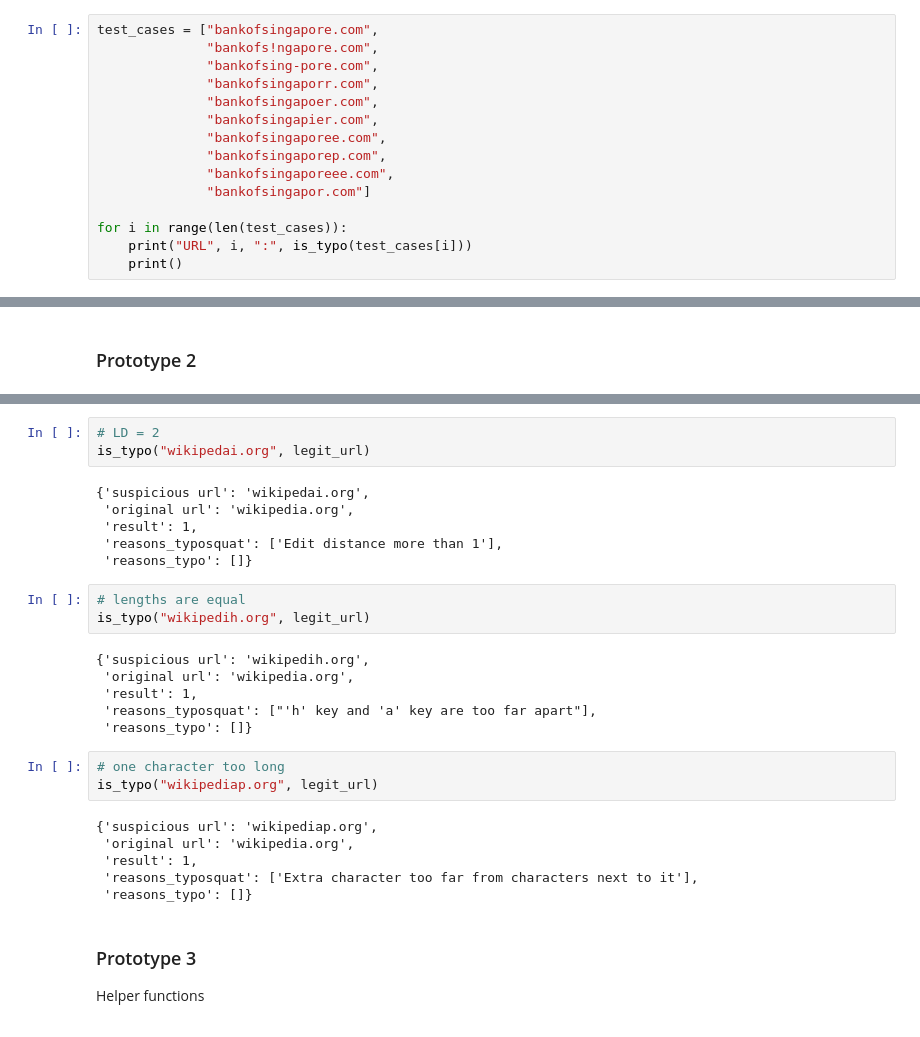
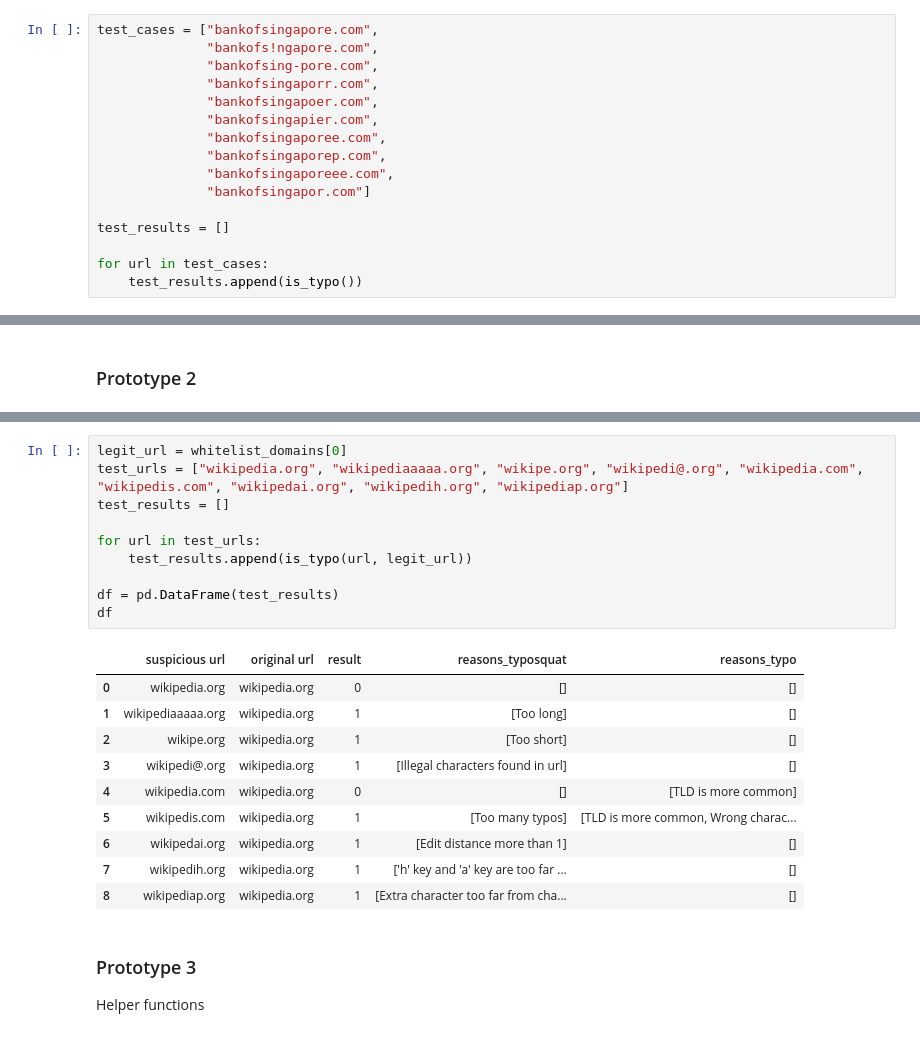
Before and after one commit to georginacyc/Internship, a Jupyter notebook: Typosquatting/TypoSquatting.ipynb, the cells around one changed output, grey strips where cells are left out. Saved outputs shown, nothing was run; the diff lists cells and outputs as text.

Commit message:
refined edit check logic

```diff
--- a/Typosquatting/TypoSquatting.ipynb
+++ b/Typosquatting/TypoSquatting.ipynb
@@ -390,9 +408,10 @@ test_cases = ["bankofsingapore.com",
               "bankofsingaporeee.com",
               "bankofsingapor.com"]
 
-for i in range(len(test_cases)):
-    print("URL", i, ":", is_typo(test_cases[i]))
-    print()
+test_results = []
+
+for url in test_cases:
+    test_results.append(is_typo())
 # %% [output]
 URL 0 : {'suspicious url': 'bankofsingapore.com', 'original url': 'wikipedia.org', 'result': 1, 'reasons_typosquat': ['Edit distance more than 1', 'Too long'], 'reasons_typo': ['TLD is more common']}
 
@@ -576,30 +538,24 @@ is_typo("wikipedis.com", legit_url)
-# %%
-# LD = 2
-is_typo("wikipedai.org", legit_url)
-# %% [output]
-{'suspicious url': 'wikipedai.org',
- 'original url': 'wikipedia.org',
- 'result': 1,
- 'reasons_typosquat': ['Edit distance more than 1'],
- 'reasons_typo': []}
-# %%
-# lengths are equal
-is_typo("wikipedih.org", legit_url)
-# %% [output]
-{'suspicious url': 'wikipedih.org',
- 'original url': 'wikipedia.org',
- 'result': 1,
- 'reasons_typosquat': ["'h' key and 'a' key are too far apart"],
- 'reasons_typo': []}
-# %%
-# one character too long
-is_typo("wikipediap.org", legit_url)
-# %% [output]
-{'suspicious url': 'wikipediap.org',
- 'original url': 'wikipedia.org',
- 'result': 1,
- 'reasons_typosquat': ['Extra character too far from characters next to it'],
- 'reasons_typo': []}
+# %%
+legit_url = whitelist_domains[0]
+test_urls = ["wikipedia.org", "wikipediaaaaa.org", "wikipe.org", "wikipedi@.org", "wikipedia.com", "wikipedis.com", "wikipedai.org", "wikipedih.org", "wikipediap.org"]
+test_results = []
+
+for url in test_urls:
+    test_results.append(is_typo(url, legit_url))
+
+df = pd.DataFrame(test_results)
+df
+# %% [output]
+|  | suspicious url | original url | result | reasons_typosquat | reasons_typo |
+| 0 | wikipedia.org | wikipedia.org | 0 | [] | [] |
+| 1 | wikipediaaaaa.org | wikipedia.org | 1 | [Too long] | [] |
+| 2 | wikipe.org | wikipedia.org | 1 | [Too short] | [] |
+| 3 | wikipedi@.org | wikipedia.org | 1 | [Illegal characters found in url] | [] |
+| 4 | wikipedia.com | wikipedia.org | 0 | [] | [TLD is more common] |
+| 5 | wikipedis.com | wikipedia.org | 1 | [Too many typos] | [TLD is more common, Wrong charac... |
+| 6 | wikipedai.org | wikipedia.org | 1 | [Edit distance more than 1] | [] |
+| 7 | wikipedih.org | wikipedia.org | 1 | ['h' key and 'a' key are too far ... | [] |
+| 8 | wikipediap.org | wikipedia.org | 1 | [Extra character too far from cha... | [] |
 # %% [markdown]
 ### Prototype 3
 Helper functions
```
Also changed, not shown: parts of 14 cells of this notebook.
